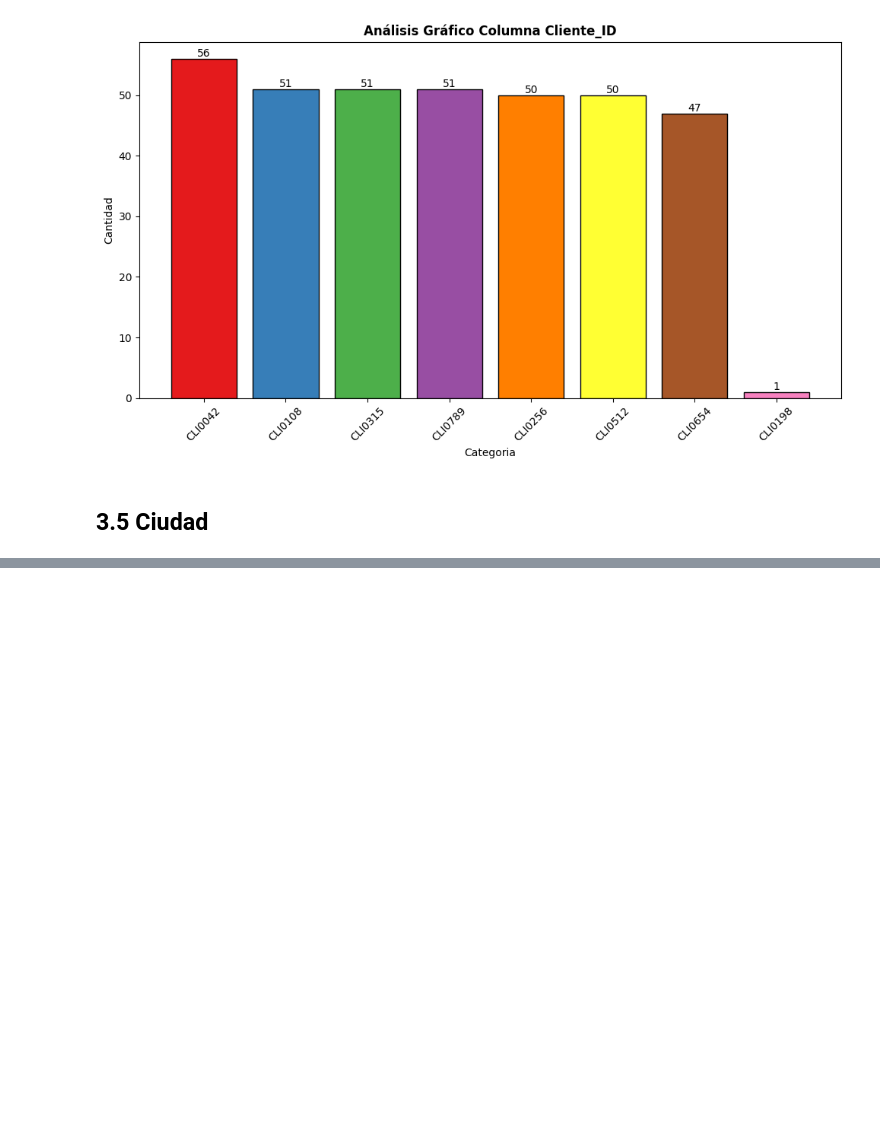
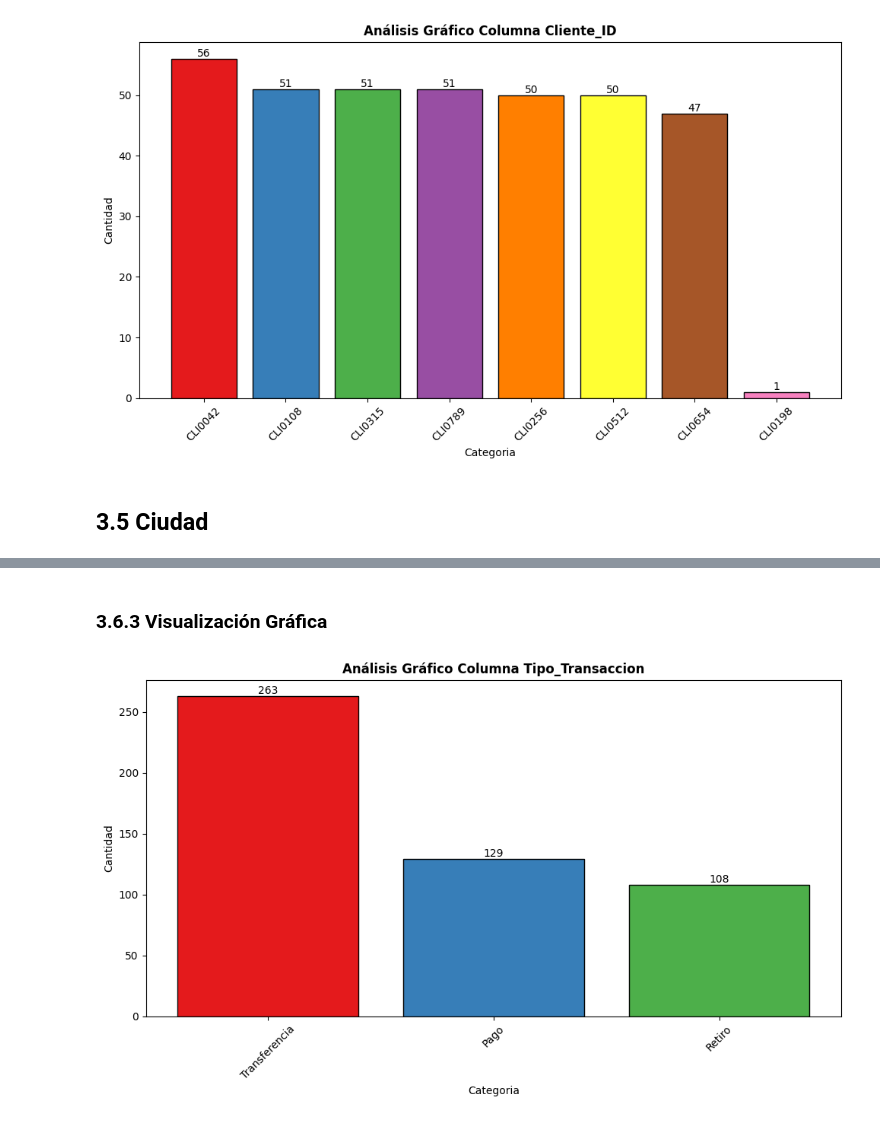
Before and after one commit to Joel-F-Alba-A/Taller_S9_Preprocesamiento_Datos, a Jupyter notebook: Taller_S9.ipynb, the cells around one changed output, grey strips where cells are left out. Drawn from its saved outputs; the diff is of its cells as text; code cells hidden in the pictures; blank space fills up the shorter version.

```diff
--- a/Taller_S9.ipynb
+++ b/Taller_S9.ipynb
@@ -354,0 +431,6 @@ memory usage: 35.3 KB
+# %% [markdown]
+### **3.6.3 Visualización Gráfica**
+# %%
+plot_categoric_data(df,'Tipo_Transaccion')
+# %% [output]
+[figure, added]
```
Also changed, not shown: parts of 50 cells of this notebook.
